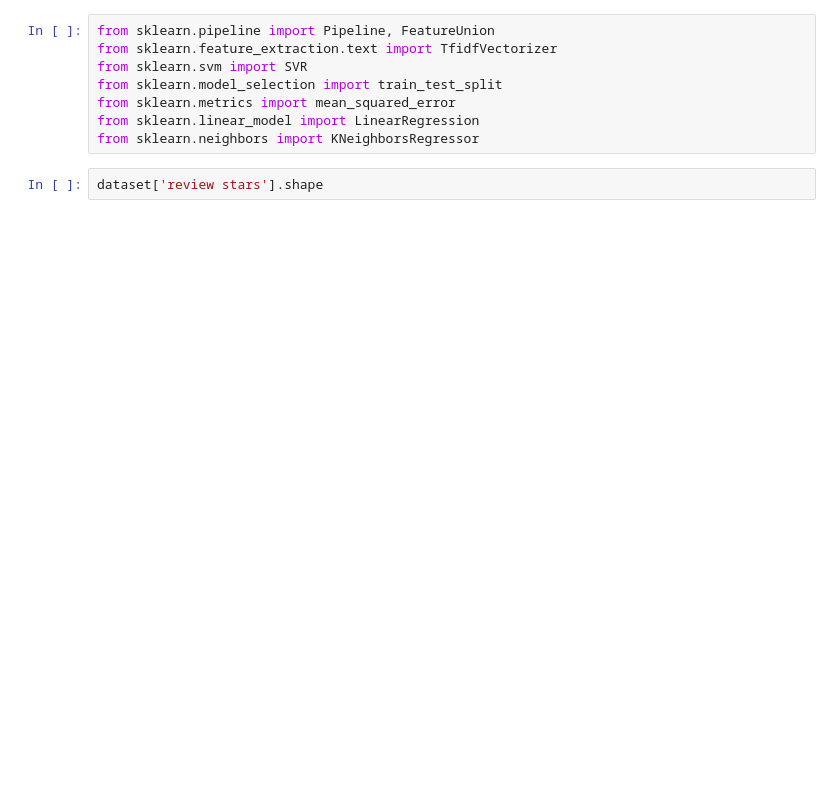
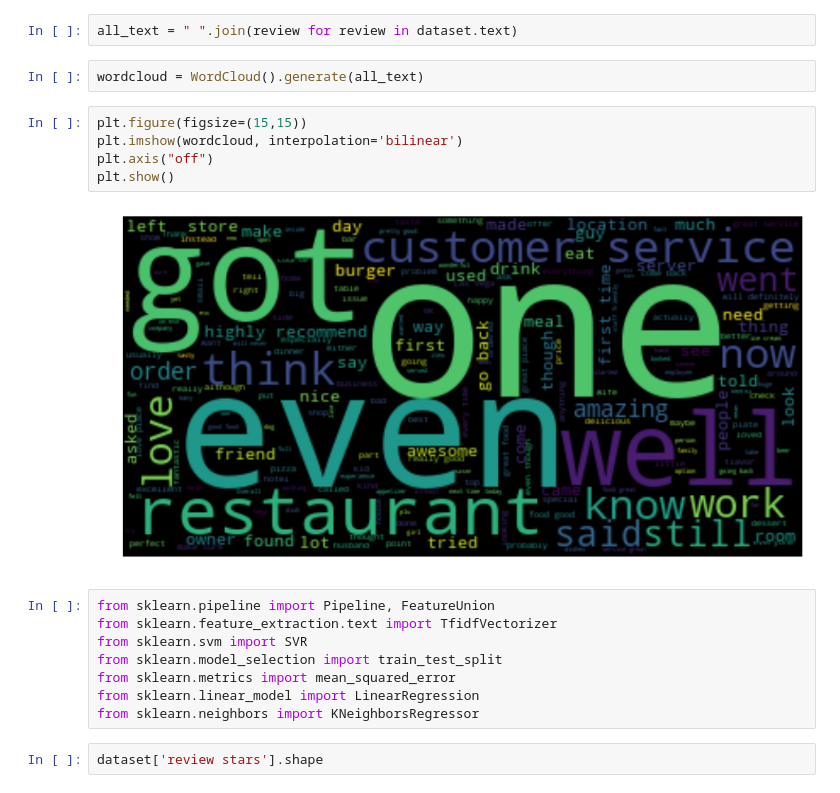
Before and after one commit to Aprendizado-de-Maquina-2018-2/trabalho3, a Jupyter notebook: Projeto 3 - Yelp Dataset.ipynb, the cells around one changed output. Saved outputs shown, nothing was run; the diff lists cells and outputs as text; blank space fills up the shorter version.

```diff
--- a/Projeto 3 - Yelp Dataset.ipynb
+++ b/Projeto 3 - Yelp Dataset.ipynb
@@ -40,3 +125,14 @@ dataset.head()
+# %%
+all_text = " ".join(review for review in dataset.text)
+# %%
+wordcloud = WordCloud().generate(all_text)
+# %%
+plt.figure(figsize=(15,15))
+plt.imshow(wordcloud, interpolation='bilinear')
+plt.axis("off")
+plt.show()
+# %% [output]
+[figure, added]
 # %%
 from sklearn.pipeline import Pipeline, FeatureUnion
 from sklearn.feature_extraction.text import TfidfVectorizer
```
Also changed, not shown: parts of 25 cells of this notebook.
